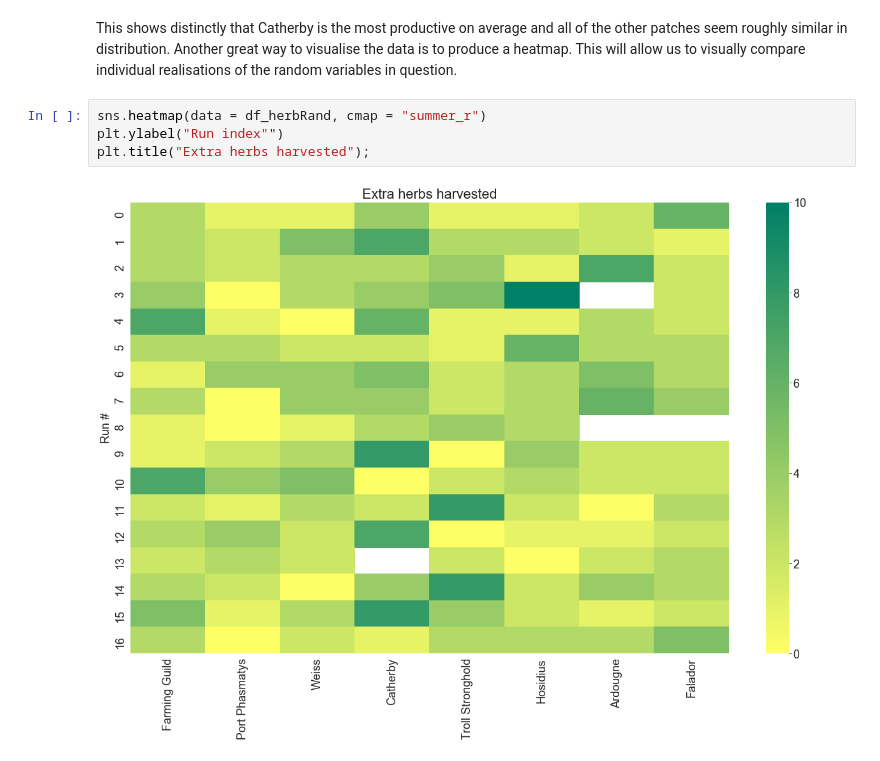
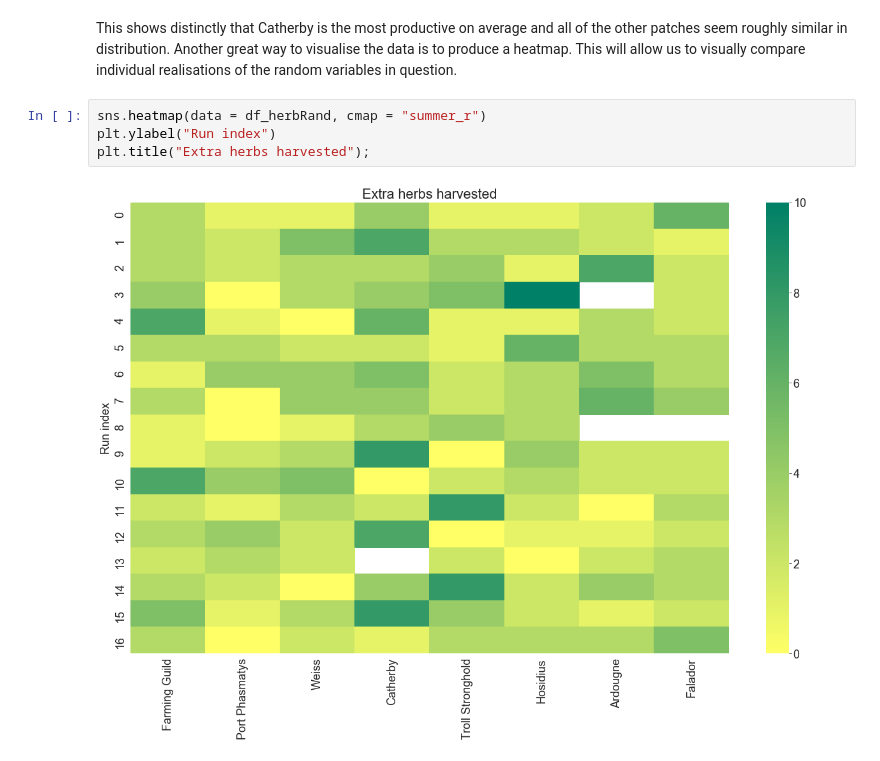
Before and after one commit to HStuklis/my-projects, a Jupyter notebook: Herb-Runs/04-Herb-Runs.ipynb, the cells around one changed output. Saved outputs shown, nothing was run; the diff lists cells and outputs as text.

```diff
--- a/Herb-Runs/04-Herb-Runs.ipynb
+++ b/Herb-Runs/04-Herb-Runs.ipynb
@@ -107,7 +107,7 @@ sns.swarmplot(data = df_herbRand, color = "black", size = 6);
 This shows distinctly that Catherby is the most productive on average and all of the other patches seem roughly similar in distribution. Another great way to visualise the data is to produce a heatmap. This will allow us to visually compare individual realisations of the random variables in question.
 # %%
 sns.heatmap(data = df_herbRand, cmap = "summer_r")
-plt.ylabel("Run index"")
+plt.ylabel("Run index")
 plt.title("Extra herbs harvested");
 # %% [output]
-[figure, old version]
+[figure, new version]
```
